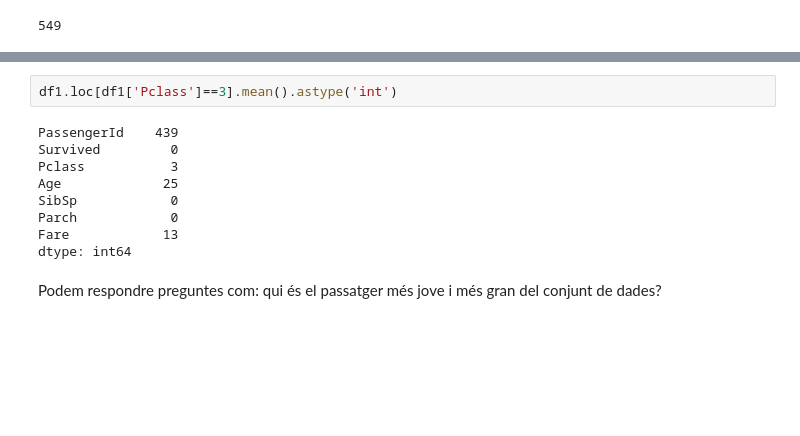
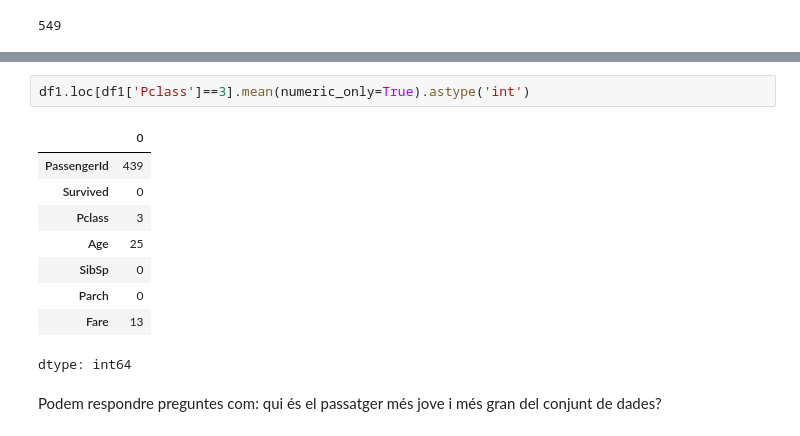
Before and after one commit to raulbenitez/introAI_ICE, a Jupyter notebook: Tema1_Exploració_dades.ipynb, the cells around one changed output, grey strips where cells are left out. Cells and saved outputs as stored; diff of their text form; blank space fills up the shorter version.

```diff
--- a/Tema1_Exploració_dades.ipynb
+++ b/Tema1_Exploració_dades.ipynb
@@ -485,15 +491,16 @@ df1.groupby(by=['Embarked']).mean()
 | Q | 417.896104 | 0.389610 | 2.909091 | 28.089286 | 0.428571 | 0.168831 | 13.276030 |
 | S | 449.527950 | 0.336957 | 2.350932 | 29.445397 | 0.571429 | 0.413043 | 27.079812 |
 # %%
-df1.loc[df1['Pclass']==3].mean().astype('int')
+df1.loc[df1['Pclass']==3].mean(numeric_only=True).astype('int')
 # %% [output]
+|  | 0 |
+| PassengerId | 439 |
+| Survived | 0 |
+| Pclass | 3 |
+| Age | 25 |
+| SibSp | 0 |
+| Parch | 0 |
+| Fare | 13 |
-PassengerId    439
-Survived         0
-Pclass           3
-Age             25
-SibSp            0
-Parch            0
-Fare            13
 dtype: int64
 # %% [markdown]
 Podem respondre preguntes com: qui és el passatger més jove i més gran del conjunt de dades?
```
Also changed, not shown: parts of 17 cells of this notebook.
